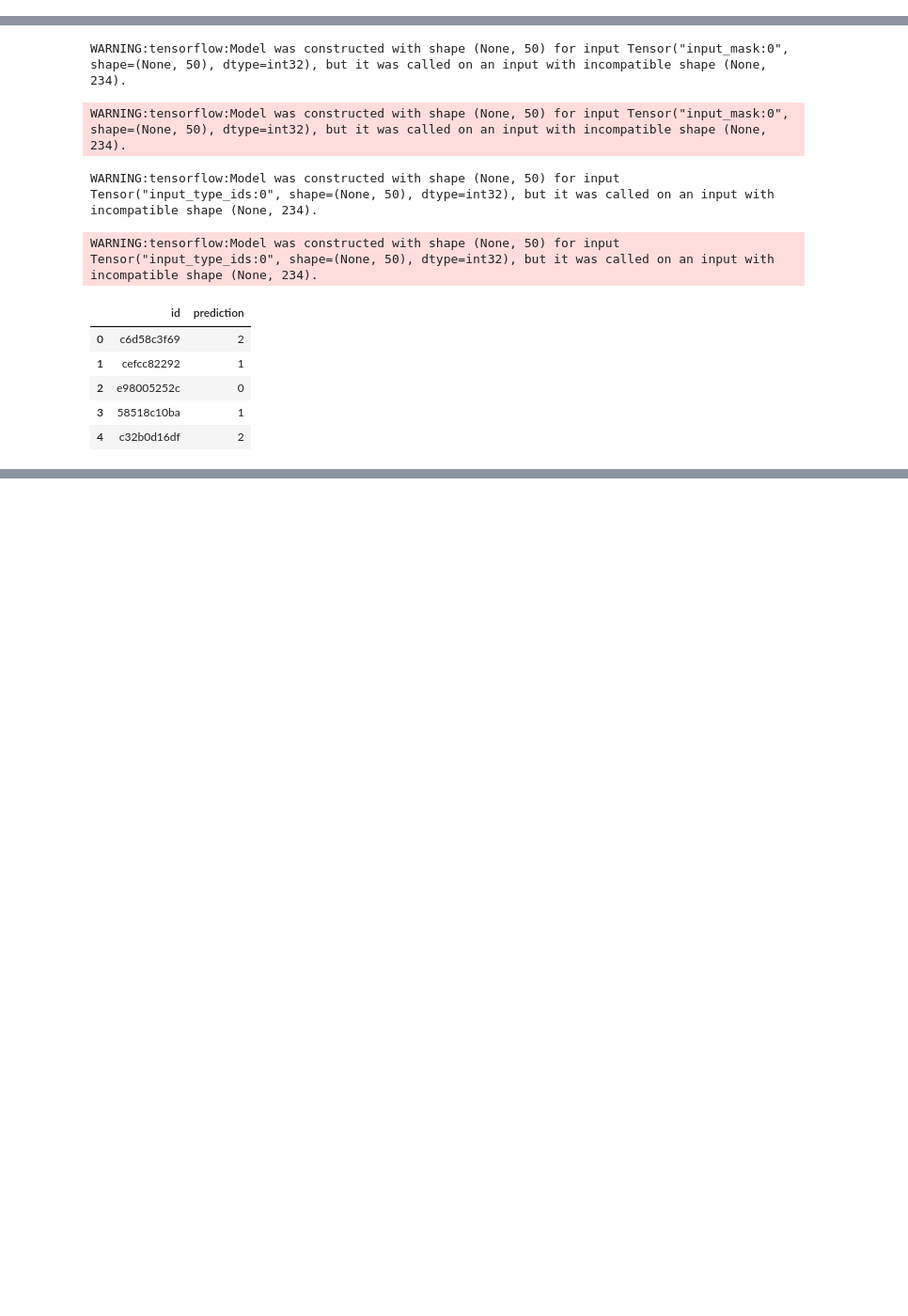
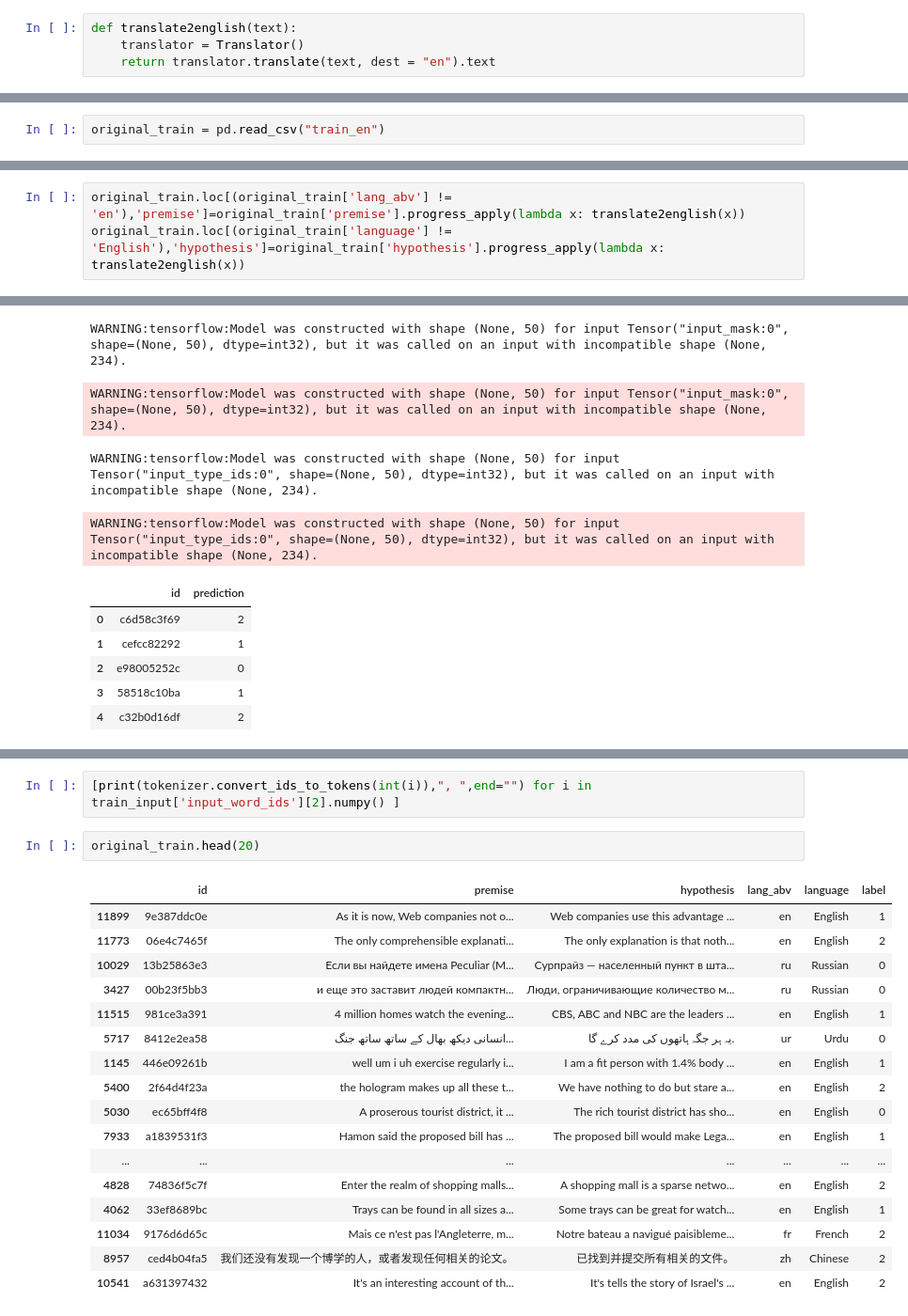
Before and after one commit to gojiteji/kaggle, a Jupyter notebook: watson.ipynb, the cells around one changed output, grey strips where cells are left out. Shown at 94% size. Cells and saved outputs as stored; diff of their text form; blank space fills up the shorter version.

```diff
--- a/watson.ipynb
+++ b/watson.ipynb
@@ -56,3 +55,7 @@ Requirement already satisfied: six>=1.5 in /usr/local/lib/python3.6/dist-package
+# %%
+def translate2english(text):
+    translator = Translator()
+    return translator.translate(text, dest = "en").text
 # %%
 !unzip test.csv.zip
 !unzip train.csv.zip
@@ -106,0 +67,2 @@ original - test: 5195 examples
+# %%
+original_train = pd.read_csv("train_en")
@@ -106,0 +72,3 @@ original - test: 5195 examples
+# %%
+original_train.loc[(original_train['lang_abv'] != 'en'),'premise']=original_train['premise'].progress_apply(lambda x: translate2english(x))
+original_train.loc[(original_train['language'] != 'English'),'hypothesis']=original_train['hypothesis'].progress_apply(lambda x: translate2english(x))
@@ -306,0 +354,22 @@ WARNING:tensorflow:Model was constructed with shape (None, 50) for input Tensor(
+# %%
+[print(tokenizer.convert_ids_to_tokens(int(i)),", ",end="") for i in train_input['input_word_ids'][2].numpy() ]
+# %%
+original_train.head(20)
+# %% [output]
+|  | id | premise | hypothesis | lang_abv | language | label |
+| 11899 | 9e387ddc0e | As it is now, Web companies not o... | Web companies use this advantage ... | en | English | 1 |
+| 11773 | 06e4c7465f | The only comprehensible explanati... | The only explanation is that noth... | en | English | 2 |
+| 10029 | 13b25863e3 | Если вы найдете имена Peculiar (М... | Сурпрайз — населенный пункт в шта... | ru | Russian | 0 |
+| 3427 | 00b23f5bb3 | и еще это заставит людей компактн... | Люди, ограничивающие количество м... | ru | Russian | 0 |
+| 11515 | 981ce3a391 | 4 million homes watch the evening... | CBS, ABC and NBC are the leaders ... | en | English | 1 |
+| 5717 | 8412e2ea58 | انسانی دیکھ بھال کے ساتھ ساتھ جنگ... | یہ ہر جگہ ہاتھوں کی مدد کرے گا. | ur | Urdu | 0 |
+| 1145 | 446e09261b | well um i uh exercise regularly i... | I am a fit person with 1.4% body ... | en | English | 1 |
+| 5400 | 2f64d4f23a | the hologram makes up all these t... | We have nothing to do but stare a... | en | English | 2 |
+| 5030 | ec65bff4f8 | A proserous tourist district, it ... | The rich tourist district has sho... | en | English | 0 |
+| 7933 | a1839531f3 | Hamon said the proposed bill has ... | The proposed bill would make Lega... | en | English | 1 |
+| ... | ... | ... | ... | ... | ... | ... |
+| 4828 | 74836f5c7f | Enter the realm of shopping malls... | A shopping mall is a sparse netwo... | en | English | 2 |
+| 4062 | 33ef8689bc | Trays can be found in all sizes a... | Some trays can be great for watch... | en | English | 1 |
+| 11034 | 9176d6d65c | Mais ce n'est pas l'Angleterre, m... | Notre bateau a navigué paisibleme... | fr | French | 2 |
+| 8957 | ced4b04fa5 | 我们还没有发现一个博学的人，或者发现任何相关的论文。 | 已找到并提交所有相关的文件。 | zh | Chinese | 2 |
+| 10541 | a631397432 | It's an interesting account of th... | It's tells the story of Israel's ... | en | English | 2 |
```
Also changed, not shown: parts of 26 cells of this notebook.
